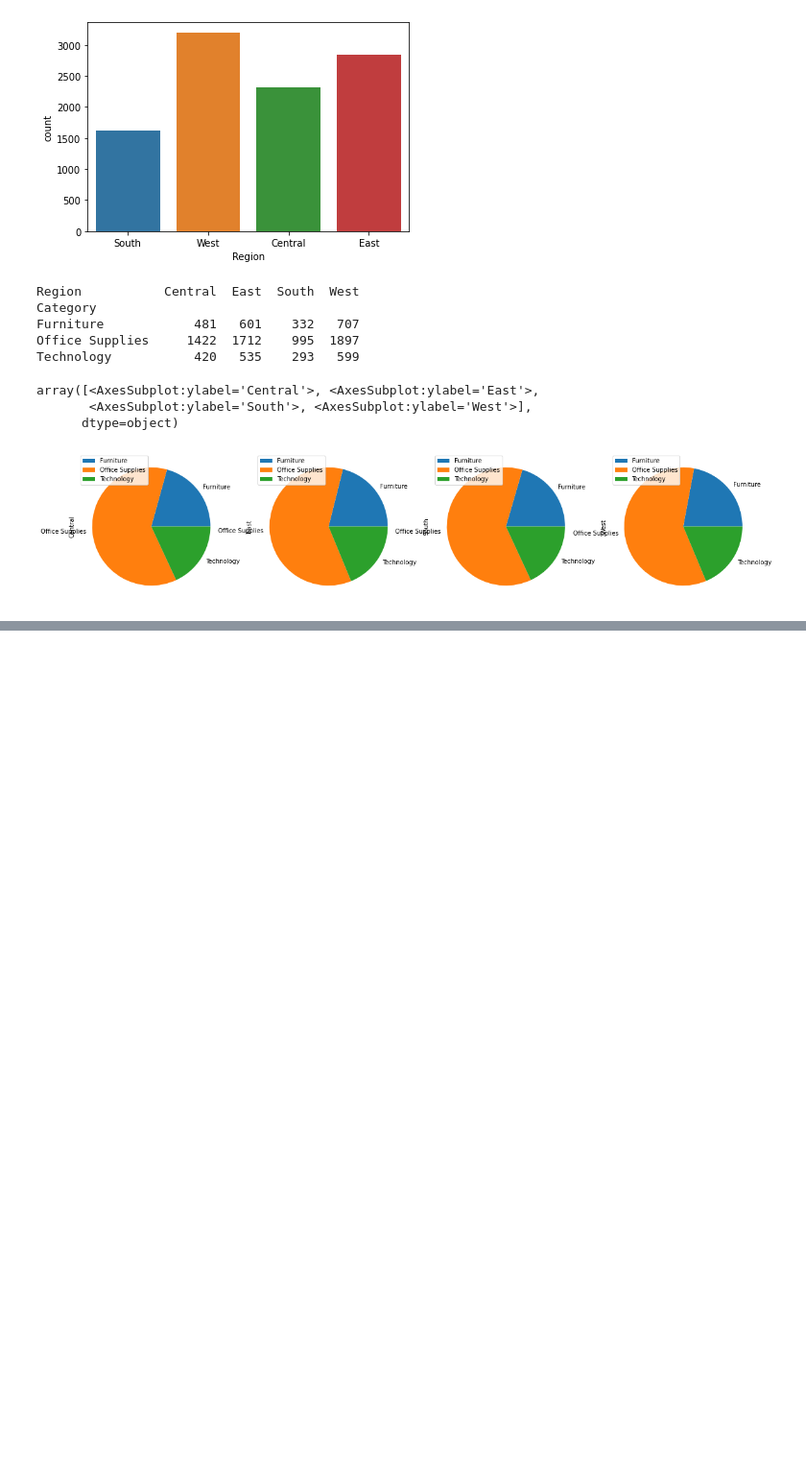
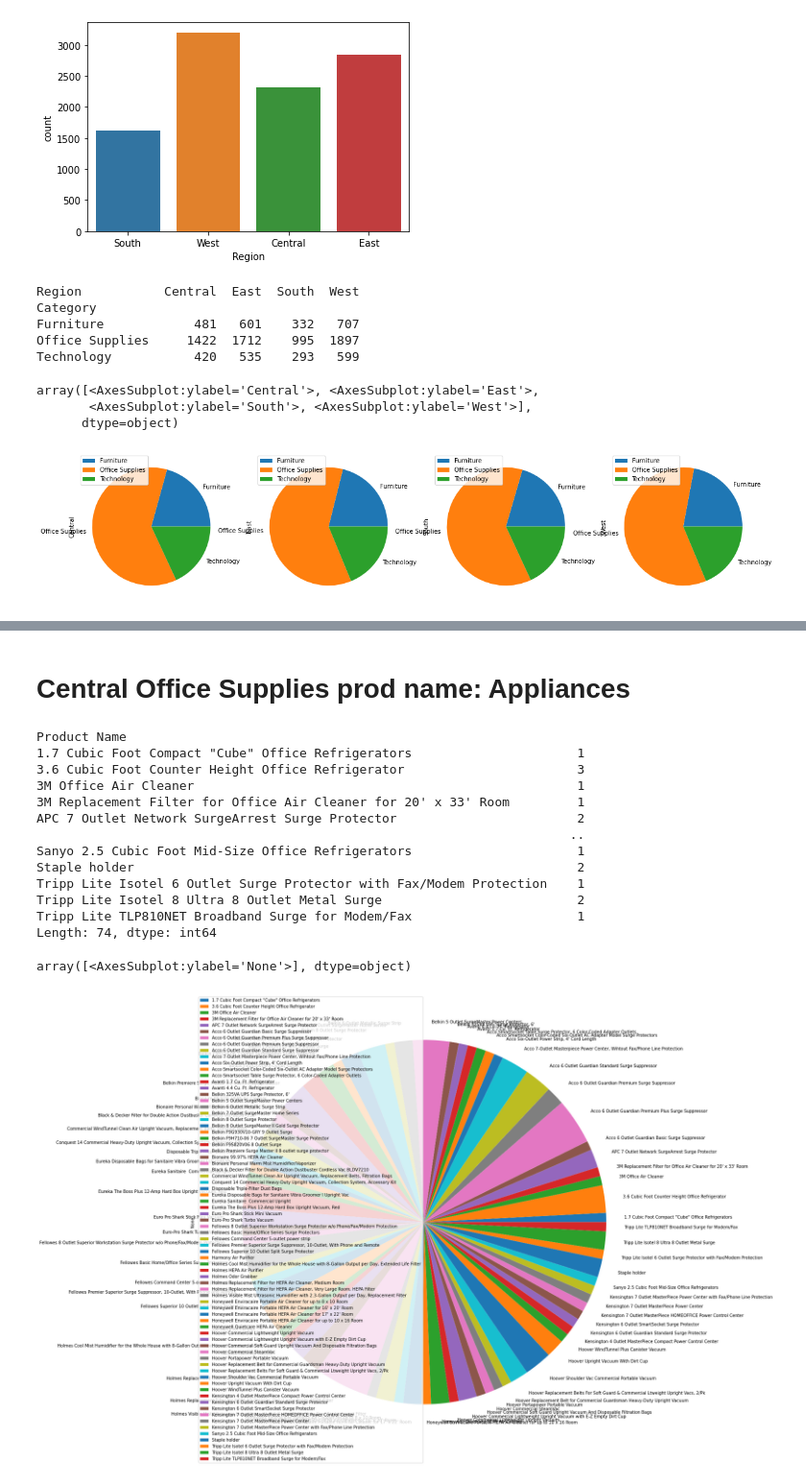
Before and after one commit to Debuggers404/E-commerce-IBM-HACK-CHALLENGE, a Jupyter notebook: Untitled.ipynb, the cells around one changed output, grey strips where cells are left out. Shown at 96% size. Drawn from its saved outputs; the diff is of its cells as text; code cells hidden in the pictures; blank space fills up the shorter version.

Commit message:
Central Office Supplies Product names

```diff
--- a/Untitled.ipynb
+++ b/Untitled.ipynb
@@ -190,0 +201,25 @@ array([<AxesSubplot:ylabel='None'>], dtype=object)
+# %% [markdown]
+# Central Office Supplies prod name: Appliances
+# %%
+temp3=data.groupby(["Region","Category","Sub-Category","Product Name"]).size()
+# print(temp2)
+print(temp3["Central"]["Office Supplies"]["Appliances"])
+# temp3["Central"]["Office Supplies"]["Appliances"].unstack()
+# print(type(temp2["Central"]["Office Supplies"]))
+temp3["Central"]["Office Supplies"]["Appliances"].plot(kind="pie",figsize=[20,20],subplots=True,legend=True)
+# %% [output]
+Product Name
+1.7 Cubic Foot Compact "Cube" Office Refrigerators                      1
+3.6 Cubic Foot Counter Height Office Refrigerator                       3
+3M Office Air Cleaner                                                   1
+3M Replacement Filter for Office Air Cleaner for 20' x 33' Room         1
+APC 7 Outlet Network SurgeArrest Surge Protector                        2
+                                                                       ..
+Sanyo 2.5 Cubic Foot Mid-Size Office Refrigerators                      1
+Staple holder                                                           2
+Tripp Lite Isotel 6 Outlet Surge Protector with Fax/Modem Protection    1
+Tripp Lite Isotel 8 Ultra 8 Outlet Metal Surge                          2
+Tripp Lite TLP810NET Broadband Surge for Modem/Fax                      1
+Length: 74, dtype: int64
+array([<AxesSubplot:ylabel='None'>], dtype=object)
+[figure, added]
```
Also changed, not shown: parts of 20 cells of this notebook.
